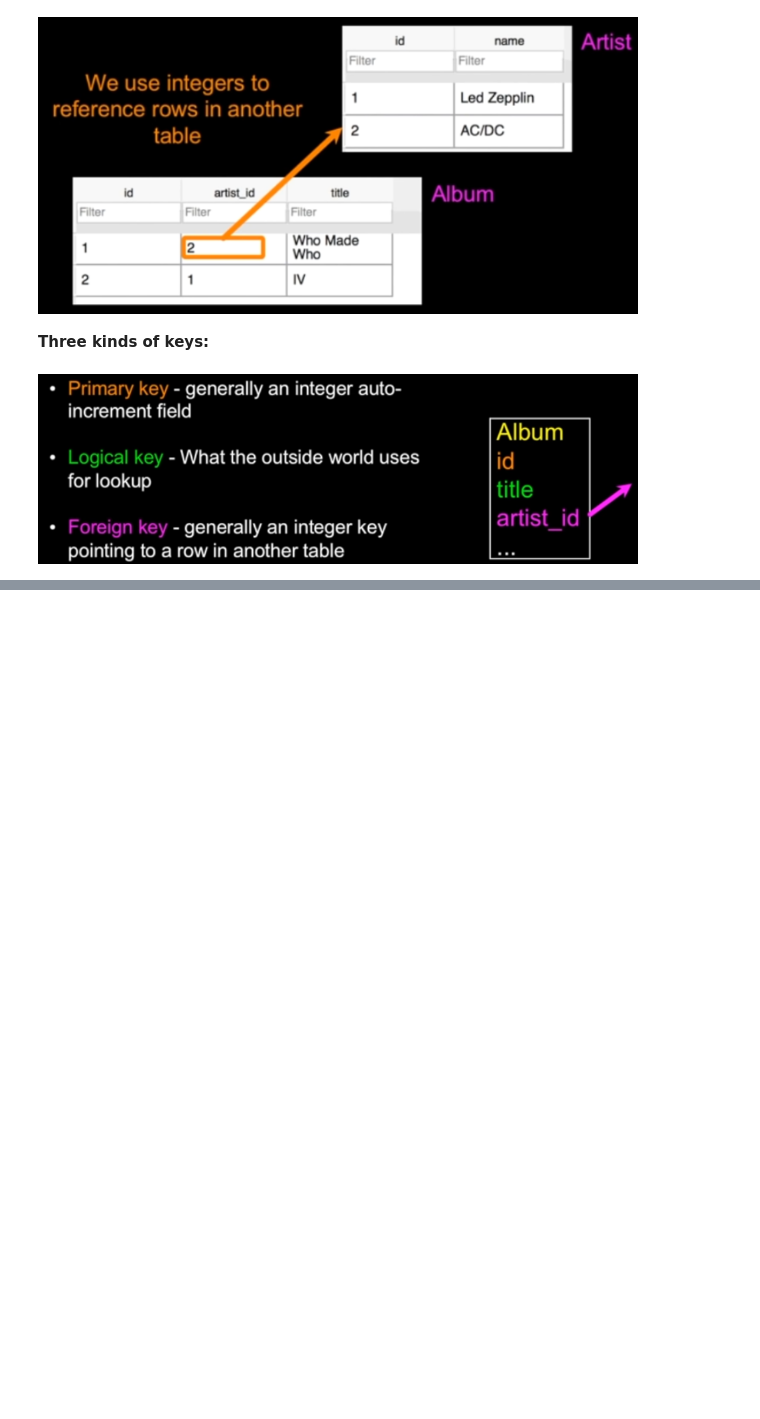
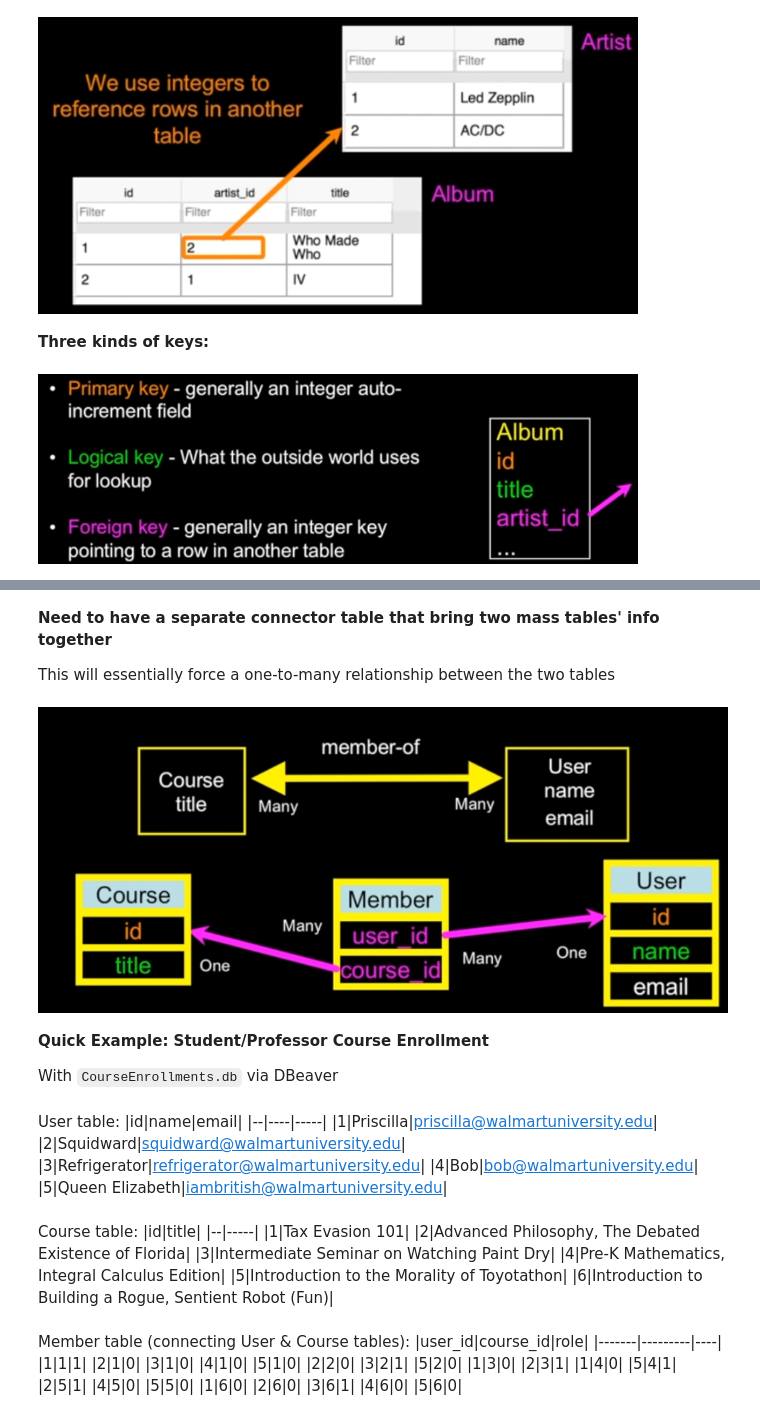
Before and after one commit to priscilla-arinze/PythonReview, a Jupyter notebook: xSyntaxReview_Databases/Databases.ipynb, the cells around one changed output, grey strips where cells are left out. Cells and saved outputs as stored; diff of their text form; code cells hidden in the pictures; blank space fills up the shorter version.

```diff
--- a/xSyntaxReview_Databases/Databases.ipynb
+++ b/xSyntaxReview_Databases/Databases.ipynb
@@ -199,0 +239,57 @@ Image(filename="../aa_Screenshots/integer-keys2.png", width=600)
+# %% [markdown]
+__Need to have a separate connector table that bring two mass tables' info together__
+
+This will essentially force a one-to-many relationship between the two tables
+# %%
+from IPython.display import Image
+from IPython.core.display import HTML
+Image(filename="../aa_Screenshots/many-to-many2.png", width=700)
+# %% [output]
+[figure, added]
+# %% [markdown]
+__Quick Example: Student/Professor Course Enrollment__
+
+With `CourseEnrollments.db` via DBeaver
+# %% [markdown]
+User table:
+|id|name|email|
+|--|----|-----|
+|1|Priscilla|priscilla@walmartuniversity.edu|
+|2|Squidward|squidward@walmartuniversity.edu|
+|3|Refrigerator|refrigerator@walmartuniversity.edu|
+|4|Bob|bob@walmartuniversity.edu|
+|5|Queen Elizabeth|iambritish@walmartuniversity.edu|
+# %% [markdown]
+Course table:
+|id|title|
+|--|-----|
+|1|Tax Evasion 101|
+|2|Advanced Philosophy, The Debated Existence of Florida|
+|3|Intermediate Seminar on Watching Paint Dry|
+|4|Pre-K Mathematics, Integral Calculus Edition|
+|5|Introduction to the Morality of Toyotathon|
+|6|Introduction to Building a Rogue, Sentient Robot (Fun)|
+# %% [markdown]
+Member table (connecting User & Course tables):
+|user_id|course_id|role|
+|-------|---------|----|
+|1|1|1|
+|2|1|0|
+|3|1|0|
+|4|1|0|
+|5|1|0|
+|2|2|0|
+|3|2|1|
+|5|2|0|
+|1|3|0|
+|2|3|1|
+|1|4|0|
+|5|4|1|
+|2|5|1|
+|4|5|0|
+|5|5|0|
+|1|6|0|
+|2|6|0|
+|3|6|1|
+|4|6|0|
+|5|6|0|
```
Also changed, not shown: parts of 10 cells of this notebook, 15 other files.
